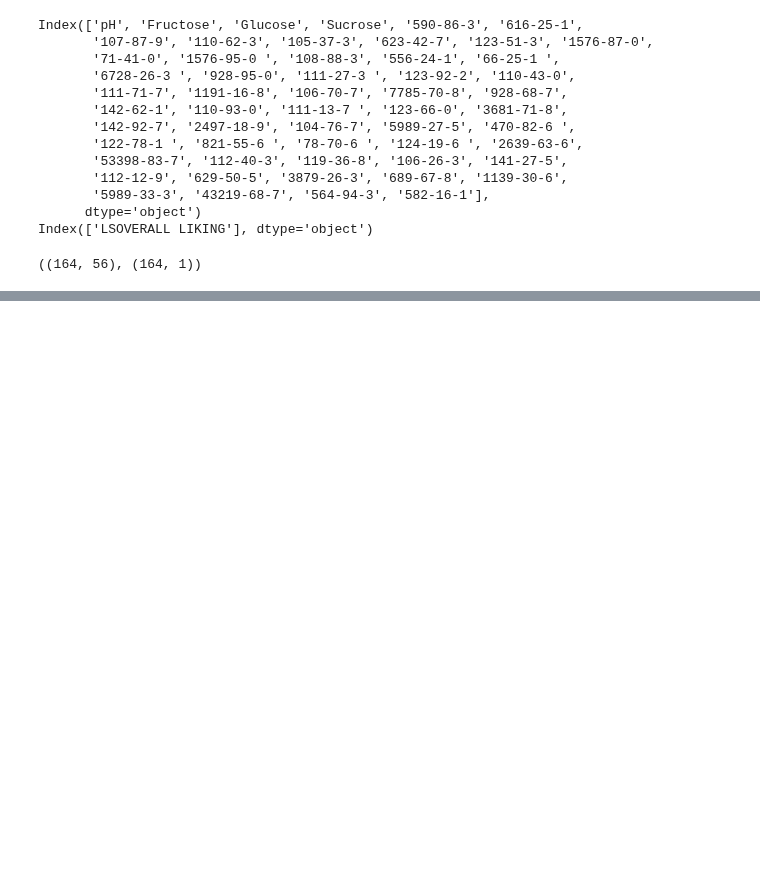
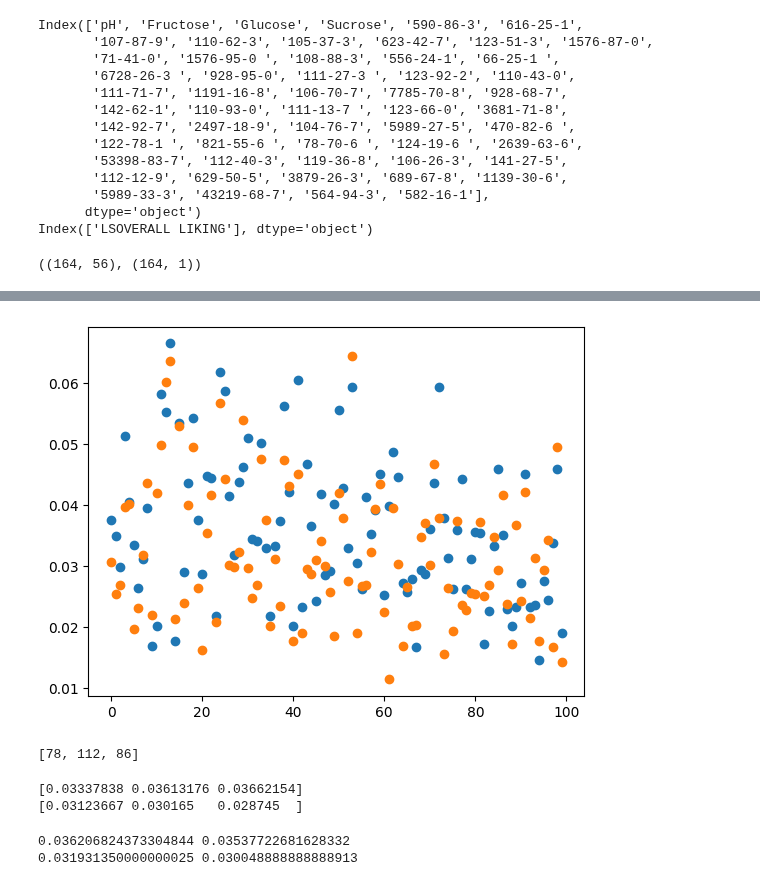
Before and after one commit to Rory-Dam/master_thesis, a Jupyter notebook: blueberry/baseline.ipynb, the cells around one changed output, grey strips where cells are left out. Saved outputs shown, nothing was run; the diff lists cells and outputs as text; code cells hidden in the pictures; blank space fills up the shorter version.

```diff
--- a/blueberry/baseline.ipynb
+++ b/blueberry/baseline.ipynb
@@ -75,7 +75,7 @@ for fold, (fold_train_indices, fold_val_indices) in enumerate(zip(train_indices,
     fold_train_y, fold_val_y = train_y[fold_train_indices], train_y[fold_val_indices]
 
     # Fitting the model
-    regressor.fit(fold_train_X, fold_train_y)
+    regressor.fit(fold_train_X, fold_train_y.ravel())
 
     # Predict the model
     pred = regressor.predict(fold_val_X)
@@ -98,0 +184,13 @@ Mean MAE :  0.033383
+# %%
+xgb_res = res
+# %%
+xgb_res = np.array(xgb_res)
+rf_res = np.array(rf_res)
+# %%
+import matplotlib.pyplot as plt
+
+plt.scatter(range(100), xgb_res)
+plt.scatter(range(100), rf_res)
+plt.show()
+# %% [output]
+[figure, added]
@@ -98,0 +200,17 @@ Mean MAE :  0.033383
+# %%
+middle_is = [*xgb_middle.intersection(rf_middle)]
+[i + 42 for i in middle_is]
+# %% [output]
+[78, 112, 86]
+# %%
+print(xgb_res[middle_is])
+print(rf_res[middle_is])
+# %% [output]
+[0.03337838 0.03613176 0.03662154]
+[0.03123667 0.030165   0.028745  ]
+# %%
+print(np.mean(xgb_res), np.mean(xgb_res[middle_is]))
+print(np.mean(rf_res), np.mean(rf_res[middle_is]))
+# %% [output]
+0.036206824373304844 0.03537722681628332
+0.031931350000000025 0.030048888888888913
```
Also changed, not shown: parts of 5 cells of this notebook, 1 other file.
